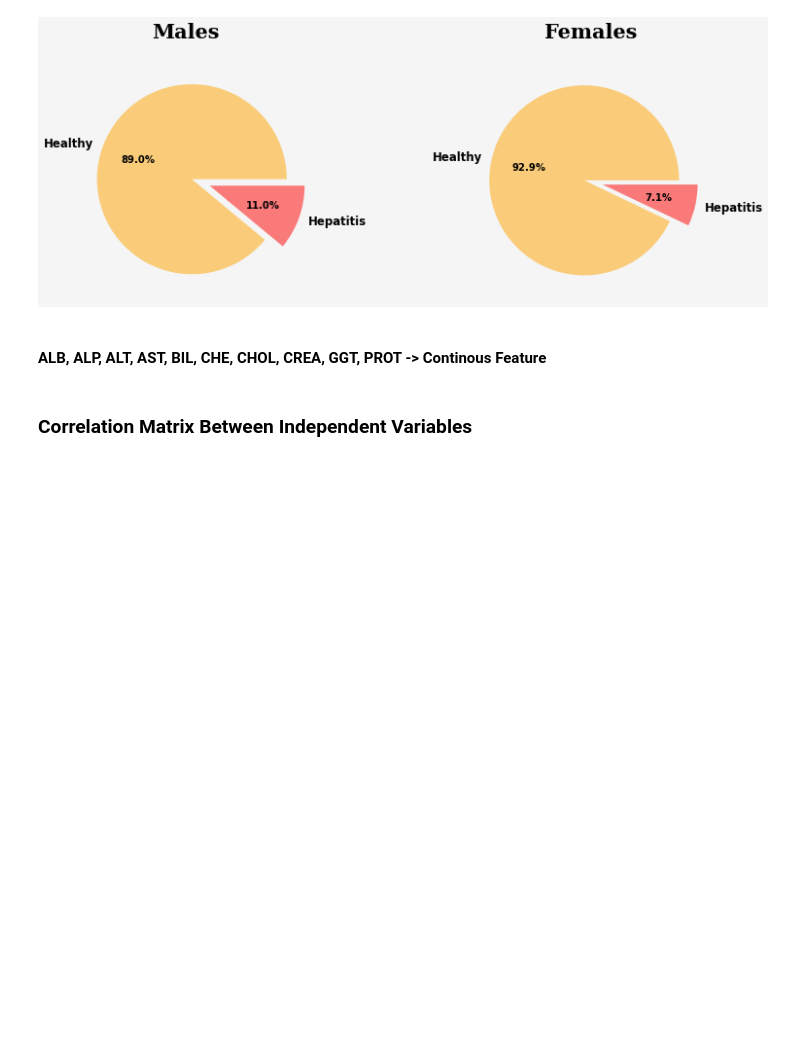
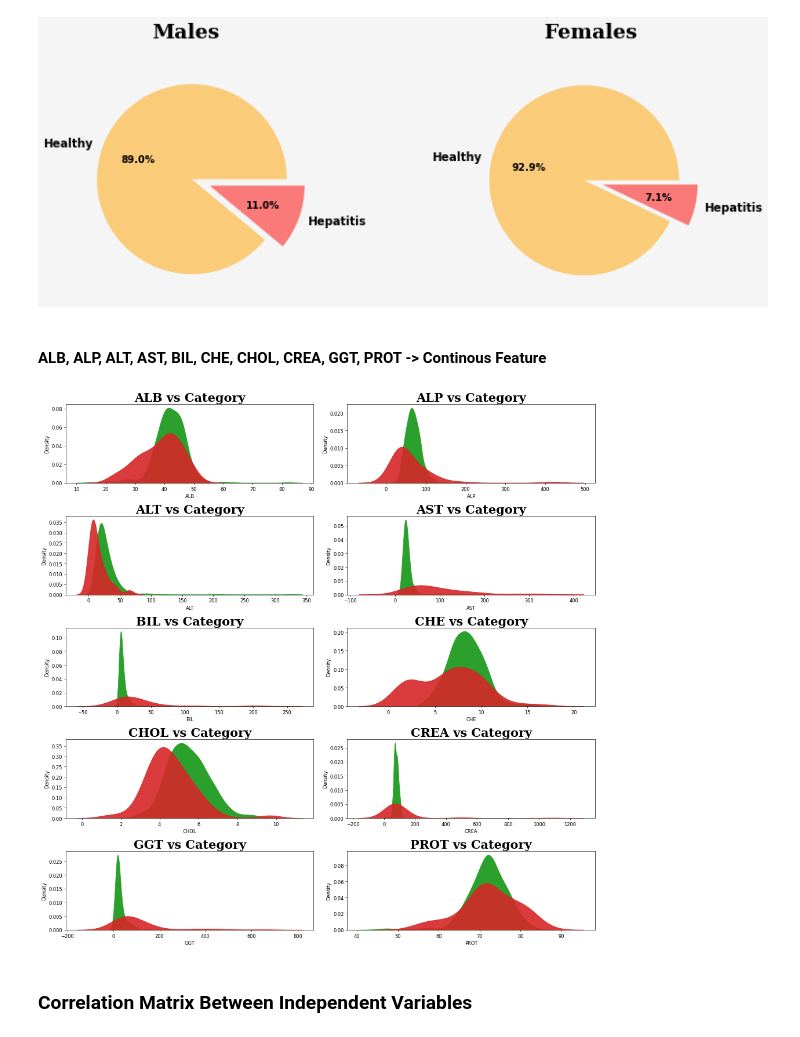
Before and after one commit to Itstor-Archive/UniversityStuff, a Jupyter notebook: semester-4/ML/notebook.ipynb, the cells around one changed output. Drawn from its saved outputs; the diff is of its cells as text; code cells hidden in the pictures; blank space fills up the shorter version.

Commit message:
feat: add ALB ALP visualization

```diff
--- a/semester-4/ML/notebook.ipynb
+++ b/semester-4/ML/notebook.ipynb
@@ -284,3 +282,73 @@ plt.show()
+# %%
+fig = plt.figure(figsize = (16,16), dpi = 60, constrained_layout=True)
+spec = GridSpec(ncols=2, nrows=5, figure=fig)
+ax1 = fig.add_subplot(spec[0, 0])
+ax2 = fig.add_subplot(spec[0, 1])
+ax3 = fig.add_subplot(spec[1, 0])
+ax4 = fig.add_subplot(spec[1, 1])
+ax5 = fig.add_subplot(spec[2, 0])
+ax6 = fig.add_subplot(spec[2, 1])
+ax7 = fig.add_subplot(spec[3, 0])
+ax8 = fig.add_subplot(spec[3, 1])
+ax9 = fig.add_subplot(spec[4, 0])
+ax10 = fig.add_subplot(spec[4, 1])
+
+# axes list
+axes = [ax1, ax2, ax3, ax4, ax5, ax6, ax7, ax8, ax9, ax10]
+
+# # setting of axes; visibility of axes and spines turn off
+# for ax in axes:
+#     ax.set_facecolor('#f5f5f5')
+#     ax.grid()
+
+#     for loc in ['right', 'top']:
+#         ax.spines[loc].set_visible(False)
+
+
+#-------------------------------------------------------------------------------
+sns.kdeplot('ALB', data=df[df.Category==0], ax=ax1, shade=True, color='tab:green', alpha=1, label='Healthy', legend=False)
+sns.kdeplot('ALB', data=df[df.Category==1], ax=ax1, shade=True, color='tab:red', alpha=0.9, label='Hepatitis', legend=False)
+ax1.set_title('ALB vs Category', {'font':'Serif', 'weight':'bold','color': 'black', 'size':25})
+#-------------------------------------------------------------------------------
+sns.kdeplot('ALP', data=df[df.Category==0], ax=ax2, shade=True, color='tab:green', alpha=1, label='Healthy', legend=False)
+sns.kdeplot('ALP', data=df[df.Category==1], ax=ax2, shade=True, color='tab:red', alpha=0.9, label='Hepatitis', legend=False)
+ax2.set_title('ALP vs Category', {'font':'Serif', 'weight':'bold','color': 'black', 'size':25})
+#-------------------------------------------------------------------------------
+sns.kdeplot('ALT', data=df[df.Category==0], ax=ax3, shade=True, color='tab:green', alpha=1, label='Healthy', legend=False)
+sns.kdeplot('ALT', data=df[df.Category==1], ax=ax3, shade=True, color='tab:red', alpha=0.9, label='Hepatitis', legend=False)
+ax3.set_title('ALT vs Category', {'font':'Serif', 'weight':'bold','color': 'black', 'size':25})
+#-------------------------------------------------------------------------------
+sns.kdeplot('AST', data=df[df.Category==0], ax=ax4, shade=True, color='tab:green', alpha=1, label='Healthy', legend=False)
+sns.kdeplot('AST', data=df[df.Category==1], ax=ax4, shade=True, color='tab:red', alpha=0.9, label='Hepatitis', legend=False)
+ax4.set_title('AST vs Category', {'font':'Serif', 'weight':'bold','color': 'black', 'size':25})
+#-------------------------------------------------------------------------------
+sns.kdeplot('BIL', data=df[df.Category==0], ax=ax5, shade=True, color='tab:green', alpha=1, label='Healthy', legend=False)
+sns.kdeplot('BIL', data=df[df.Category==1], ax=ax5, shade=True, color='tab:red', alpha=0.9, label='Hepatitis', legend=False)
+ax5.set_title('BIL vs Category', {'font':'Serif', 'weight':'bold','color': 'black', 'size':25})
+#-------------------------------------------------------------------------------
+sns.kdeplot('CHE', data=df[df.Category==0], ax=ax6, shade=True, color='tab:green', alpha=1, label='Healthy', legend=False)
+sns.kdeplot('CHE', data=df[df.Category==1], ax=ax6, shade=True, color='tab:red', alpha=0.9, label='Hepatitis', legend=False)
+ax6.set_title('CHE vs Category', {'font':'Serif', 'weight':'bold','color': 'black', 'size':25})
+#-------------------------------------------------------------------------------
+sns.kdeplot('CHOL', data=df[df.Category==0], ax=ax7, shade=True, color='tab:green', alpha=1, label='Healthy', legend=False)
+sns.kdeplot('CHOL', data=df[df.Category==1], ax=ax7, shade=True, color='tab:red', alpha=0.9, label='Hepatitis', legend=False)
+ax7.set_title('CHOL vs Category', {'font':'Serif', 'weight':'bold','color': 'black', 'size':25})
+#-------------------------------------------------------------------------------
+sns.kdeplot('CREA', data=df[df.Category==0], ax=ax8, shade=True, color='tab:green', alpha=1, label='Healthy', legend=False)
+sns.kdeplot('CREA', data=df[df.Category==1], ax=ax8, shade=True, color='tab:red', alpha=0.9, label='Hepatitis', legend=False)
+ax8.set_title('CREA vs Category', {'font':'Serif', 'weight':'bold','color': 'black', 'size':25})
+#-------------------------------------------------------------------------------
+sns.kdeplot('GGT', data=df[df.Category==0], ax=ax9, shade=True, color='tab:green', alpha=1, label='Healthy', legend=False)
+sns.kdeplot('GGT', data=df[df.Category==1], ax=ax9, shade=True, color='tab:red', alpha=0.9, label='Hepatitis', legend=False)
+ax9.set_title('GGT vs Category', {'font':'Serif', 'weight':'bold','color': 'black', 'size':25})
+#-------------------------------------------------------------------------------
+sns.kdeplot('PROT', data=df[df.Category==0], ax=ax10, shade=True, color='tab:green', alpha=1, label='Healthy', legend=False)
+sns.kdeplot('PROT', data=df[df.Category==1], ax=ax10, shade=True, color='tab:red', alpha=0.9, label='Hepatitis', legend=False)
+ax10.set_title('PROT vs Category', {'font':'Serif', 'weight':'bold','color': 'black', 'size':25})
+
+plt.show()
+# %% [output]
+[figure, added]
 # %% [markdown]
 ### Correlation Matrix Between Independent Variables
 # %%
```
Also changed, not shown: parts of 1 cell of this notebook.
